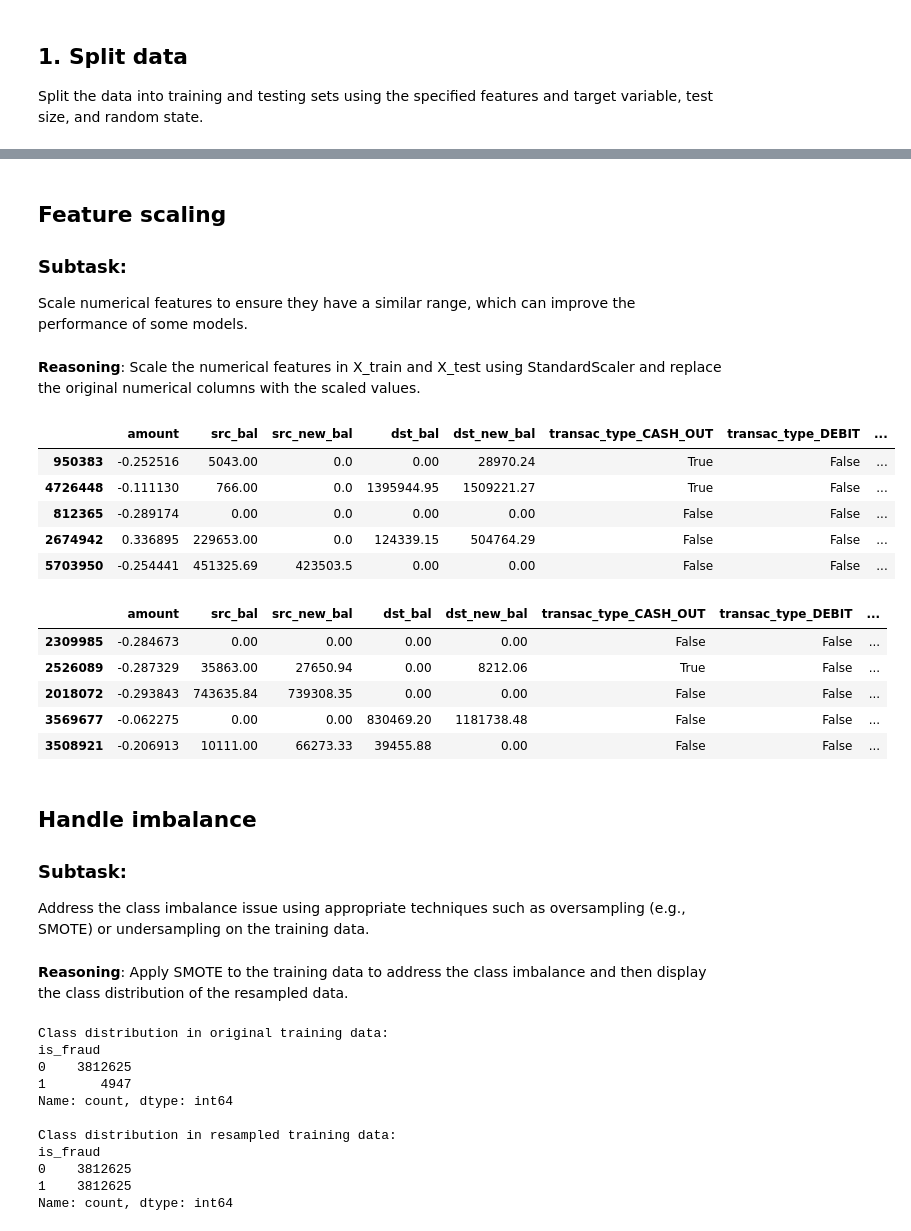
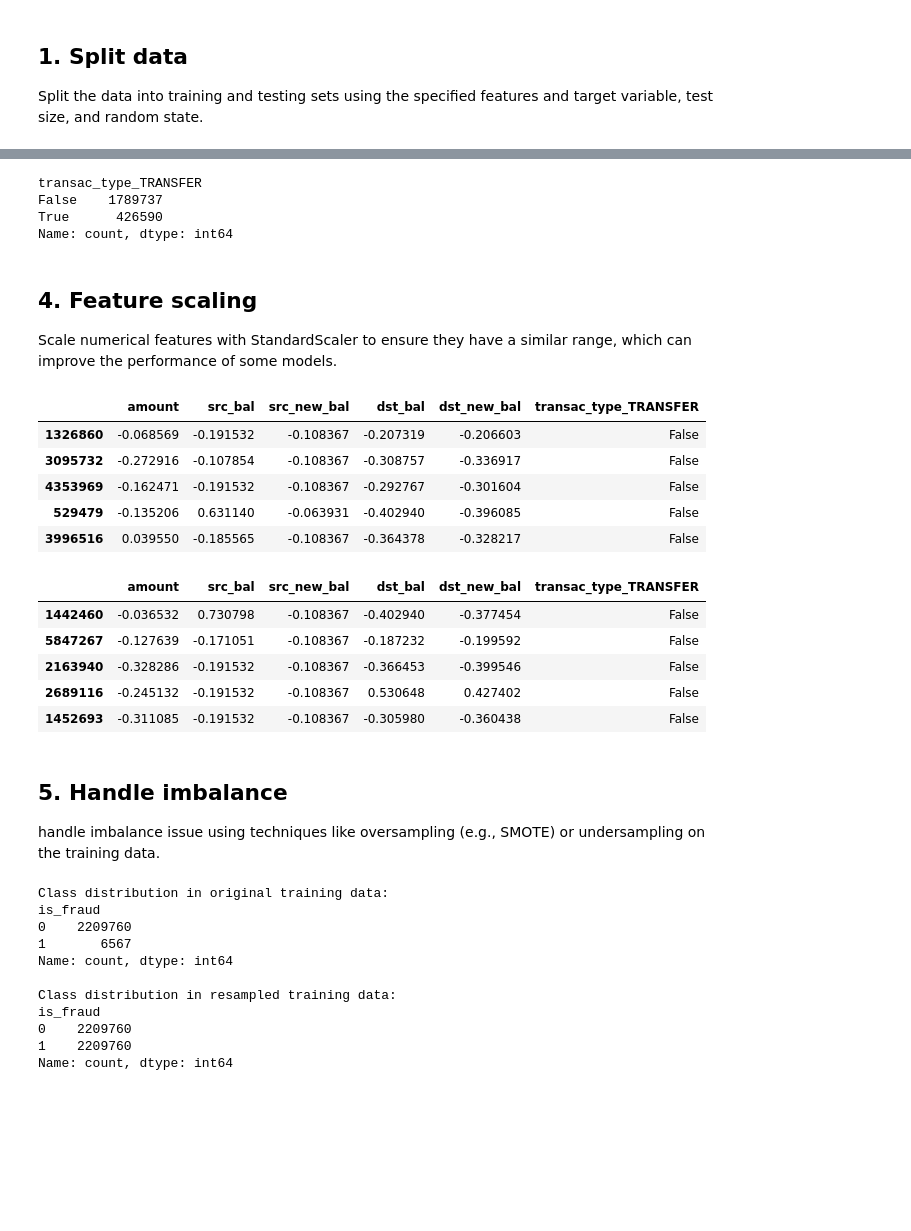
Before and after one commit to Celesca/fraud-transaction-detection, a Jupyter notebook: 2_Model_Training.ipynb, the cells around one changed output, grey strips where cells are left out. Saved outputs shown, nothing was run; the diff lists cells and outputs as text; code cells hidden in the pictures; blank space fills up the shorter version.

Commit message:
add: 2_model_training

```diff
--- a/2_Model_Training.ipynb
+++ b/2_Model_Training.ipynb
@@ -8,7 +8,7 @@ Perform train-test split, data preprocessing, model training, and handle imbalan
 # %%
 import pandas as pd
 
-df = pd.read_csv("./data/fraud_mock.csv")
+df = pd.read_csv("data/fraud_mock.csv")
 df.head()
 # %% [output]
 |  | time_ind | transac_type | amount | src_acc | src_bal | src_new_bal | dst_acc | dst_bal | dst_new_bal | ... |
@@ -24,7 +36,7 @@ Split the data into training and testing sets using the specified features and t
 # %%
 from sklearn.model_selection import train_test_split
 
-X = df[['time_ind', 'transac_type', 'amount', 'src_bal', 'src_new_bal', 'dst_bal', 'dst_new_bal']]
-y = df['is_fraud']
+X = df_filtered[['time_ind', 'transac_type', 'amount', 'src_bal', 'src_new_bal', 'dst_bal', 'dst_new_bal']]
+y = df_filtered['is_fraud']
 
 X_train, X_test, y_train, y_test = train_test_split(X, y, test_size=0.2, random_state=42)
@@ -106,55 +112,48 @@ display(X_test.head())
+# %%
+X_train["transac_type_TRANSFER"].value_counts()
+# %% [output]
+transac_type_TRANSFER
+False    1789737
+True      426590
+Name: count, dtype: int64
 # %% [markdown]
-## Feature scaling
+## 4. Feature scaling
 
-### Subtask:
-Scale numerical features to ensure they have a similar range, which can improve the performance of some models.
+Scale numerical features with StandardScaler to ensure they have a similar range, which can improve the performance of some models.
-# %% [markdown]
-**Reasoning**:
-Scale the numerical features in X_train and X_test using StandardScaler and replace the original numerical columns with the scaled values.
 # %%
 from sklearn.preprocessing import StandardScaler
 
 # Identify numerical columns to scale (excluding one-hot encoded columns)
 numerical_cols_train = X_train.select_dtypes(include=['float64', 'int64']).columns
 numerical_cols_test = X_test.select_dtypes(include=['float64', 'int64']).columns
 
-# Assuming the last 4 columns are the one-hot encoded columns based on previous steps
-# Adjust this if the number or order of one-hot encoded columns changes
-num_encoded_cols = 4
-numerical_cols_to_scale_train = numerical_cols_train[:-num_encoded_cols]
-numerical_cols_to_scale_test = numerical_cols_test[:-num_encoded_cols]
-
 # Instantiate StandardScaler
 scaler = StandardScaler()
 
 # Fit on training data and transform both training and testing data
-X_train[numerical_cols_to_scale_train] = scaler.fit_transform(X_train[numerical_cols_to_scale_train])
-X_test[numerical_cols_to_scale_test] = scaler.transform(X_test[numerical_cols_to_scale_test])
+X_train[numerical_cols_train] = scaler.fit_transform(X_train[numerical_cols_train])
+X_test[numerical_cols_test] = scaler.transform(X_test[numerical_cols_test])
 
 # Display the head of the scaled DataFrames
 display(X_train.head())
 display(X_test.head())
 # %% [output]
-|  | amount | src_bal | src_new_bal | dst_bal | dst_new_bal | transac_type_CASH_OUT | transac_type_DEBIT | ... |
-| 950383 | -0.252516 | 5043.00 | 0.0 | 0.00 | 28970.24 | True | False | ... |
-| 4726448 | -0.111130 | 766.00 | 0.0 | 1395944.95 | 1509221.27 | True | False | ... |
-| 812365 | -0.289174 | 0.00 | 0.0 | 0.00 | 0.00 | False | False | ... |
-| 2674942 | 0.336895 | 229653.00 | 0.0 | 124339.15 | 504764.29 | False | False | ... |
-| 5703950 | -0.254441 | 451325.69 | 423503.5 | 0.00 | 0.00 | False | False | ... |
+|  | amount | src_bal | src_new_bal | dst_bal | dst_new_bal | transac_type_TRANSFER |
+| 1326860 | -0.068569 | -0.191532 | -0.108367 | -0.207319 | -0.206603 | False |
+| 3095732 | -0.272916 | -0.107854 | -0.108367 | -0.308757 | -0.336917 | False |
+| 4353969 | -0.162471 | -0.191532 | -0.108367 | -0.292767 | -0.301604 | False |
+| 529479 | -0.135206 | 0.631140 | -0.063931 | -0.402940 | -0.396085 | False |
+| 3996516 | 0.039550 | -0.185565 | -0.108367 | -0.364378 | -0.328217 | False |
-|  | amount | src_bal | src_new_bal | dst_bal | dst_new_bal | transac_type_CASH_OUT | transac_type_DEBIT | ... |
-| 2309985 | -0.284673 | 0.00 | 0.00 | 0.00 | 0.00 | False | False | ... |
-| 2526089 | -0.287329 | 35863.00 | 27650.94 | 0.00 | 8212.06 | True | False | ... |
-| 2018072 | -0.293843 | 743635.84 | 739308.35 | 0.00 | 0.00 | False | False | ... |
-| 3569677 | -0.062275 | 0.00 | 0.00 | 830469.20 | 1181738.48 | False | False | ... |
-| 3508921 | -0.206913 | 10111.00 | 66273.33 | 39455.88 | 0.00 | False | False | ... |
+|  | amount | src_bal | src_new_bal | dst_bal | dst_new_bal | transac_type_TRANSFER |
+| 1442460 | -0.036532 | 0.730798 | -0.108367 | -0.402940 | -0.377454 | False |
+| 5847267 | -0.127639 | -0.171051 | -0.108367 | -0.187232 | -0.199592 | False |
+| 2163940 | -0.328286 | -0.191532 | -0.108367 | -0.366453 | -0.399546 | False |
+| 2689116 | -0.245132 | -0.191532 | -0.108367 | 0.530648 | 0.427402 | False |
+| 1452693 | -0.311085 | -0.191532 | -0.108367 | -0.305980 | -0.360438 | False |
 # %% [markdown]
-## Handle imbalance
+## 5. Handle imbalance
 
-### Subtask:
-Address the class imbalance issue using appropriate techniques such as oversampling (e.g., SMOTE) or undersampling on the training data.
+handle imbalance issue using techniques like oversampling (e.g., SMOTE) or undersampling on the training data.
-# %% [markdown]
-**Reasoning**:
-Apply SMOTE to the training data to address the class imbalance and then display the class distribution of the resampled data.
 # %%
 from imblearn.over_sampling import SMOTE
 
@@ -168,12 +167,12 @@ print(y_train_resampled.value_counts())
 # %% [output]
 Class distribution in original training data:
 is_fraud
-0    3812625
-1       4947
+0    2209760
+1       6567
 Name: count, dtype: int64
 
 Class distribution in resampled training data:
 is_fraud
-0    3812625
-1    3812625
+0    2209760
+1    2209760
 Name: count, dtype: int64
```
Also changed, not shown: parts of 36 cells of this notebook, 5 other files.
